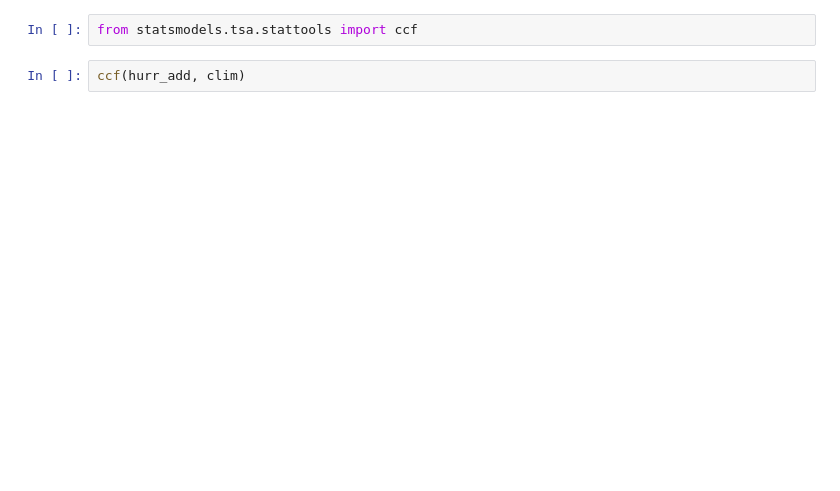
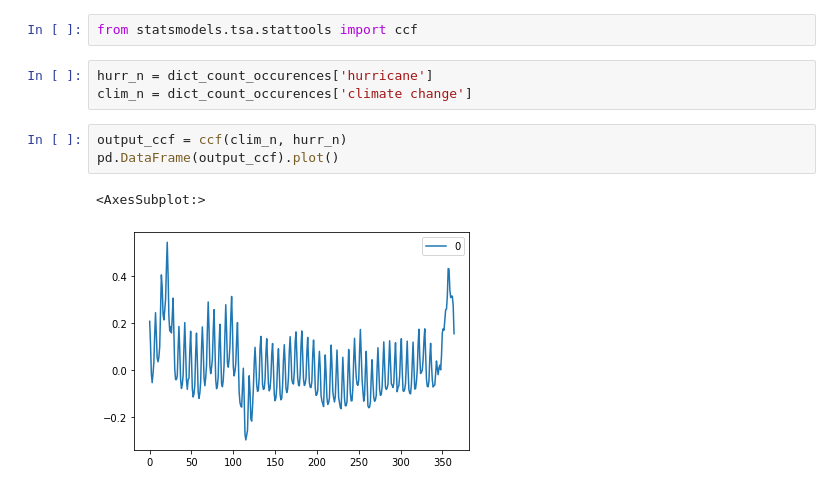
Before and after one commit to epfl-ada/ada-2021-project-data-alchemy, a Jupyter notebook: process.ipynb, the cells around one changed output. Saved outputs shown, nothing was run; the diff lists cells and outputs as text; blank space fills up the shorter version.

```diff
--- a/process.ipynb
+++ b/process.ipynb
@@ -116,4 +139,11 @@ ax_roll.legend([keyword for keyword in dict_df], loc = 'upper left')
 # %%
 from statsmodels.tsa.stattools import ccf
-# %%
-ccf(hurr_add, clim)
+# %%
+hurr_n = dict_count_occurences['hurricane']
+clim_n = dict_count_occurences['climate change']
+# %%
+output_ccf = ccf(clim_n, hurr_n)
+pd.DataFrame(output_ccf).plot()
+# %% [output]
+<AxesSubplot:>
+[figure, added]
```
Also changed, not shown: parts of 16 cells of this notebook, 4 other files.
